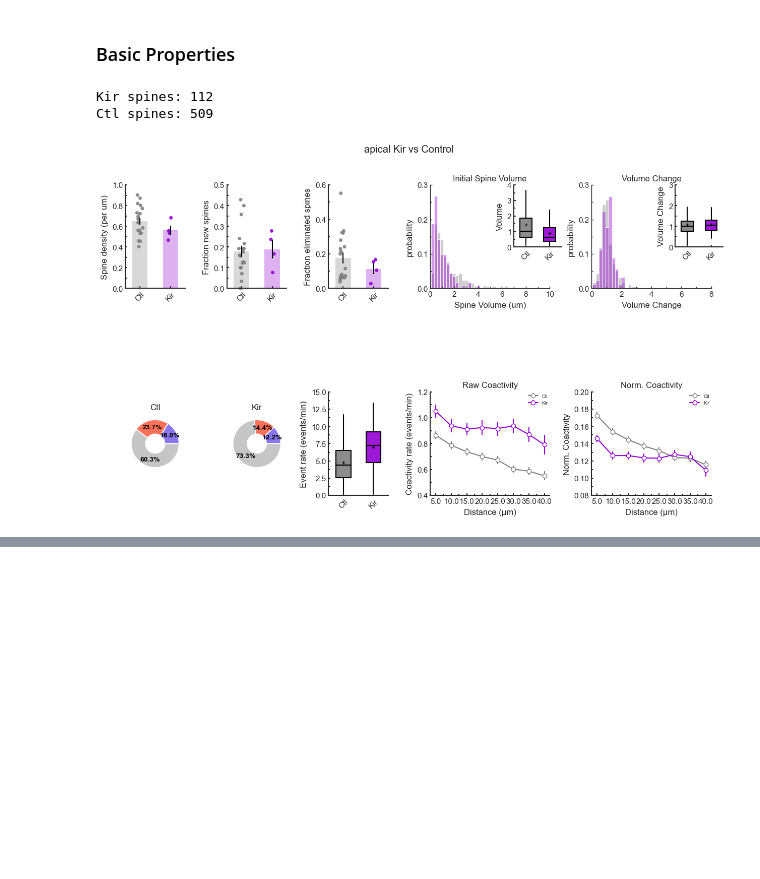
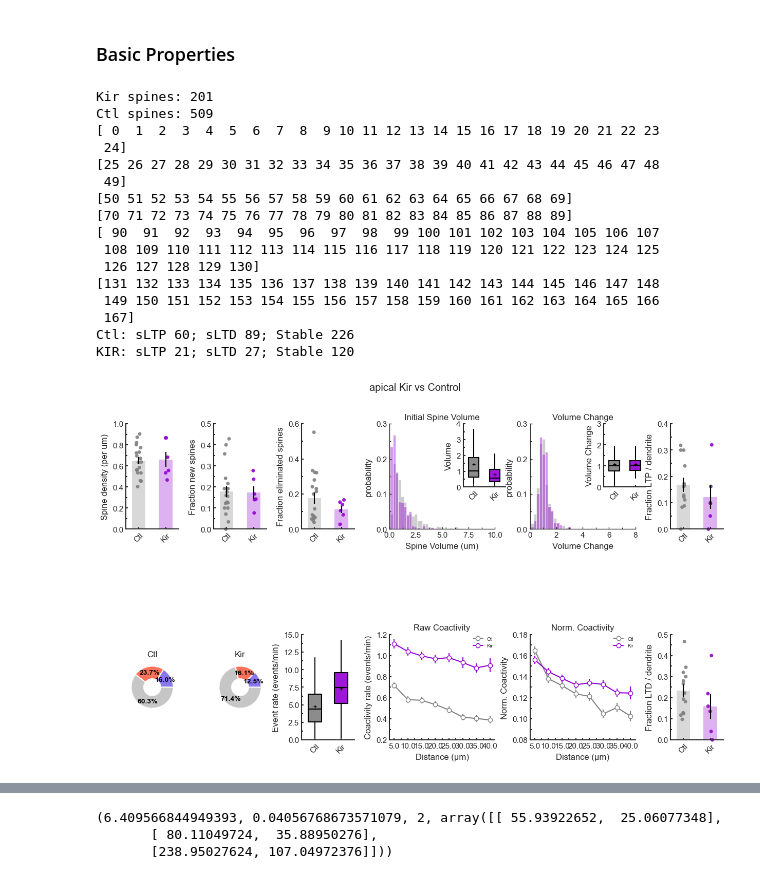
Before and after one commit to wjakewright/Lab_Analyses, a Jupyter notebook: Lab_Analyses/Kir_Analysis/Kir_Apical_Spine_Analysis.ipynb, the cells around one changed output, grey strips where cells are left out. Saved outputs shown, nothing was run; the diff lists cells and outputs as text; code cells hidden in the pictures; blank space fills up the shorter version.

Commit message:
added plasticity related plots

```diff
--- a/Lab_Analyses/Kir_Analysis/Kir_Apical_Spine_Analysis.ipynb
+++ b/Lab_Analyses/Kir_Analysis/Kir_Apical_Spine_Analysis.ipynb
@@ -32,8 +32,10 @@ Specify the mice to be analyzed and other parameters
 id_1 = "JW264"
 id_2 = "JW265"
 id_3 = "JW275"
+id_4 = "JW294" # Not using
+id_5 = "JW296"
 
-mouse_list = [id_1, id_2, id_3]
+mouse_list = [id_1, id_2, id_3, id_5]
 
 # FOV type
 fov_type = "apical"
@@ -260,18 +189,33 @@ e_kir_coactivity_data = Grouped_Kir_Coactivity_Data(e_kir_coactivity_data)
 # %%
 plotting.plot_kir_vs_ctl_basic_props(
     kir_activity_dataset=early_kir_activity_data,
     ctl_activity_dataset=early_ctl_activity_data,
     kir_coactivity_dataset=e_kir_coactivity_data,
     ctl_coactivity_dataset=e_ctl_coactivity_data,
     fov_type="apical",
     figsize=(15,8),
     threshold=(0.25, 0.5),
     showmeans=True,
     hist_bins=30,
+    test_type="nonparametric",
     save=False,
     save_path=None
 )
 # %% [output]
-Kir spines: 112
+Kir spines: 201
 Ctl spines: 509
+[ 0  1  2  3  4  5  6  7  8  9 10 11 12 13 14 15 16 17 18 19 20 21 22 23
+ 24]
+[25 26 27 28 29 30 31 32 33 34 35 36 37 38 39 40 41 42 43 44 45 46 47 48
+ 49]
+[50 51 52 53 54 55 56 57 58 59 60 61 62 63 64 65 66 67 68 69]
+[70 71 72 73 74 75 76 77 78 79 80 81 82 83 84 85 86 87 88 89]
+[ 90  91  92  93  94  95  96  97  98  99 100 101 102 103 104 105 106 107
+ 108 109 110 111 112 113 114 115 116 117 118 119 120 121 122 123 124 125
+ 126 127 128 129 130]
+[131 132 133 134 135 136 137 138 139 140 141 142 143 144 145 146 147 148
+ 149 150 151 152 153 154 155 156 157 158 159 160 161 162 163 164 165 166
+ 167]
+Ctl: sLTP 60; sLTD 89; Stable 226
+KIR: sLTP 21; sLTD 27; Stable 120
-[figure, old version]
+[figure, new version]
@@ -277,0 +274,14 @@ Ctl spines: 509
+# %%
+from scipy import stats
+#Ctl: sLTP 60; sLTD 89; Stable 226
+#KIR: sLTP 21; sLTD 27; Stable 120
+
+table = np.array([[60, 21],
+                  [89, 27],
+                  [226, 120]])
+#stats.fisher_exact(table)
+print(stats.chi2_contingency(table, correction=True))
+# %% [output]
+(6.409566844949393, 0.04056768673571079, 2, array([[ 55.93922652,  25.06077348],
+       [ 80.11049724,  35.88950276],
+       [238.95027624, 107.04972376]]))
```
Also changed, not shown: parts of 8 cells of this notebook.
